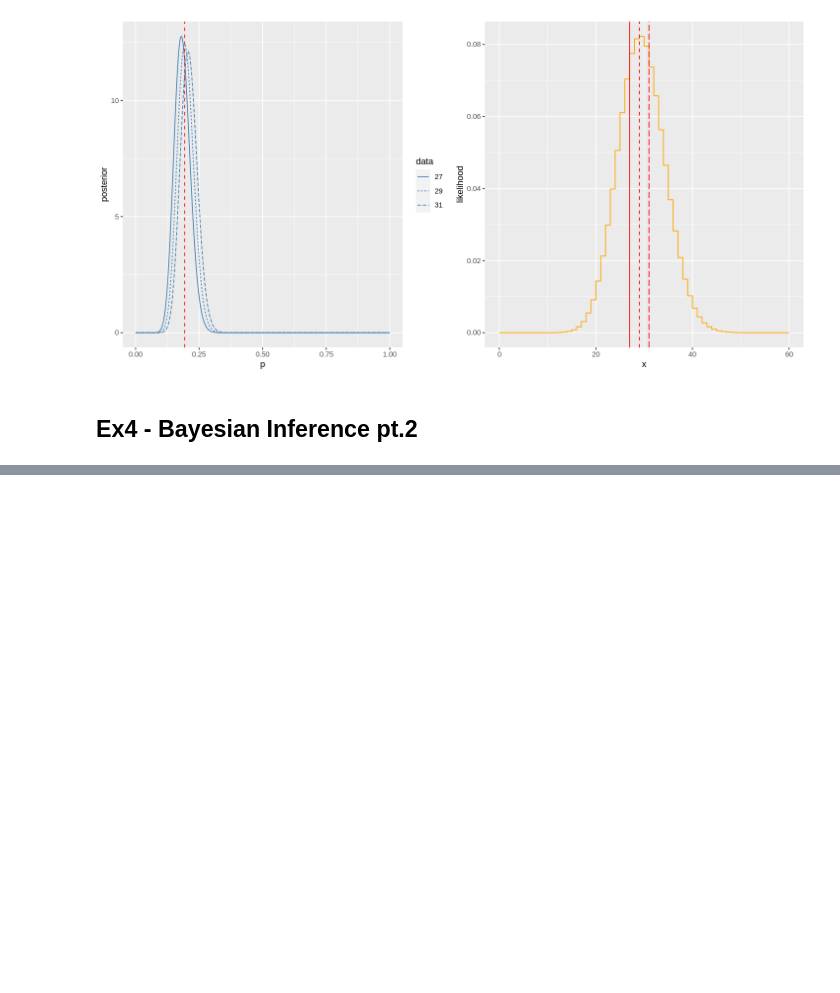
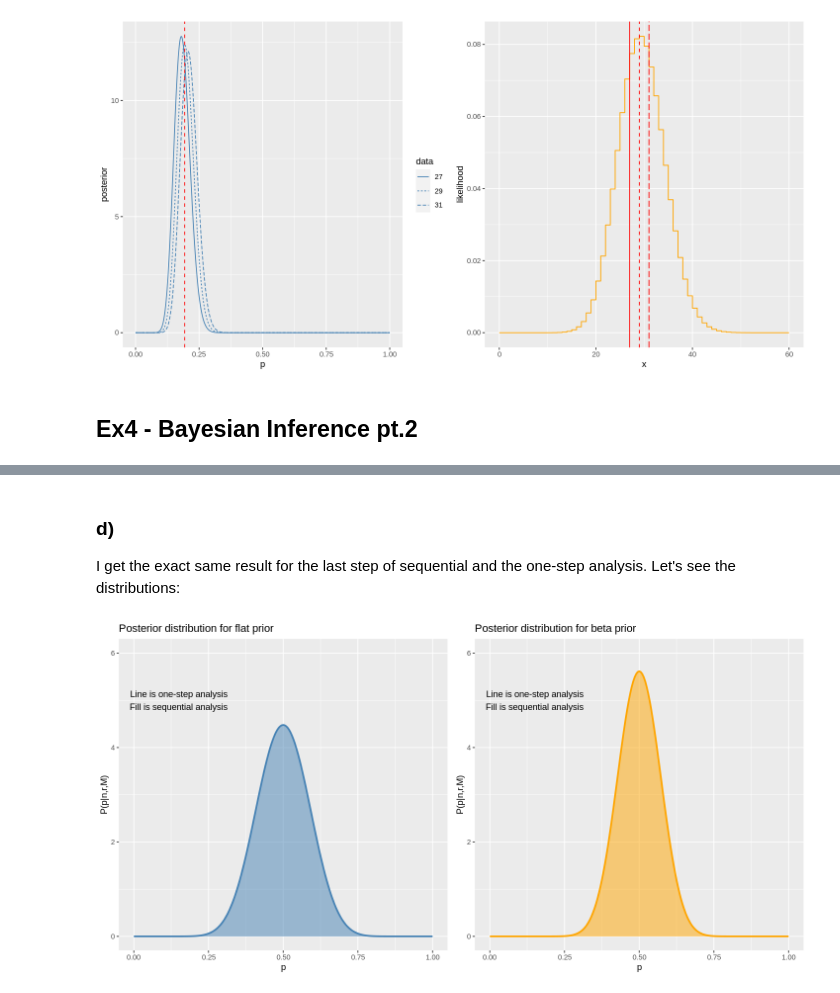
Before and after one commit to c0pp1/AS4PA-Rlab, a Jupyter notebook: rlab04/rlab04.ipynb, the cells around one changed output, grey strips where cells are left out. Drawn from its saved outputs; the diff is of its cells as text; code cells hidden in the pictures; blank space fills up the shorter version.

```diff
--- a/rlab04/rlab04.ipynb
+++ b/rlab04/rlab04.ipynb
@@ -254,0 +411,22 @@ grid.arrange(plt.post, plt.like, ncol=2)
+# %% [markdown]
+### d)
+I get the exact same result for the last step of sequential and the one-step analysis. Let's see the distributions:
+# %%
+p <- seq(0, 1, length.out=201)
+
+plt.flat <- ggplot(data.frame(p=p, whole=posterior(p, l.n, n.success, dunif, a, b), sequential=dbeta(p, a.pre, b.pre)), aes(x=p)) +
+            geom_path(aes(y=whole), color='steelblue', size=1) +
+            geom_ribbon(aes(ymax=sequential, ymin=0), color=NA, fill='steelblue', alpha=0.5) +
+            labs(title='Posterior distribution for flat prior', y='P(p|n,r,M)') +
+            annotate(geom='text', x=0.15, y=5, label='Line is one-step analysis\nFill is sequential analysis') +
+            ylim(0, 6)
+plt.beta <- ggplot(data.frame(p=p, whole=posterior(p, l.n, n.success, dbeta, alpha, beta), sequential=dbeta(p, alpha.pre, beta.pre)), aes(x=p)) +
+            geom_path(aes(y=whole), color='orange', size=1) +
+            geom_ribbon(aes(ymax=sequential, ymin=0), color=NA, fill='orange', alpha=0.5) +
+            labs(title='Posterior distribution for beta prior', y='P(p|n,r,M)') +
+            annotate(geom='text', x=0.15, y=5, label='Line is one-step analysis\nFill is sequential analysis') +
+            ylim(0, 6)
+
+grid.arrange(plt.flat, plt.beta, ncol=2)
+# %% [output]
+[figure, added]
```
Also changed, not shown: parts of 10 cells of this notebook.
